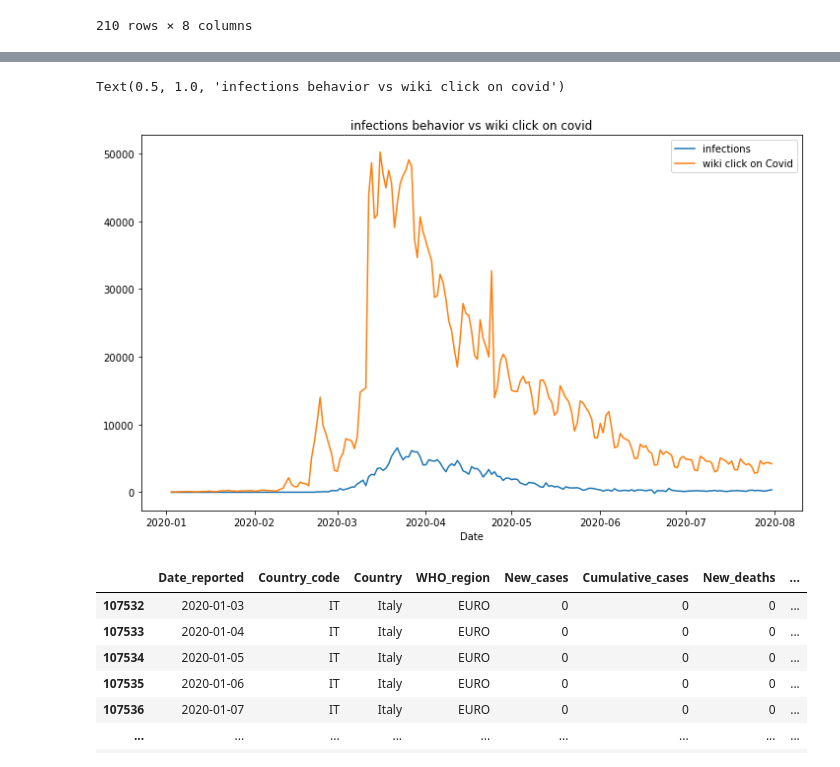
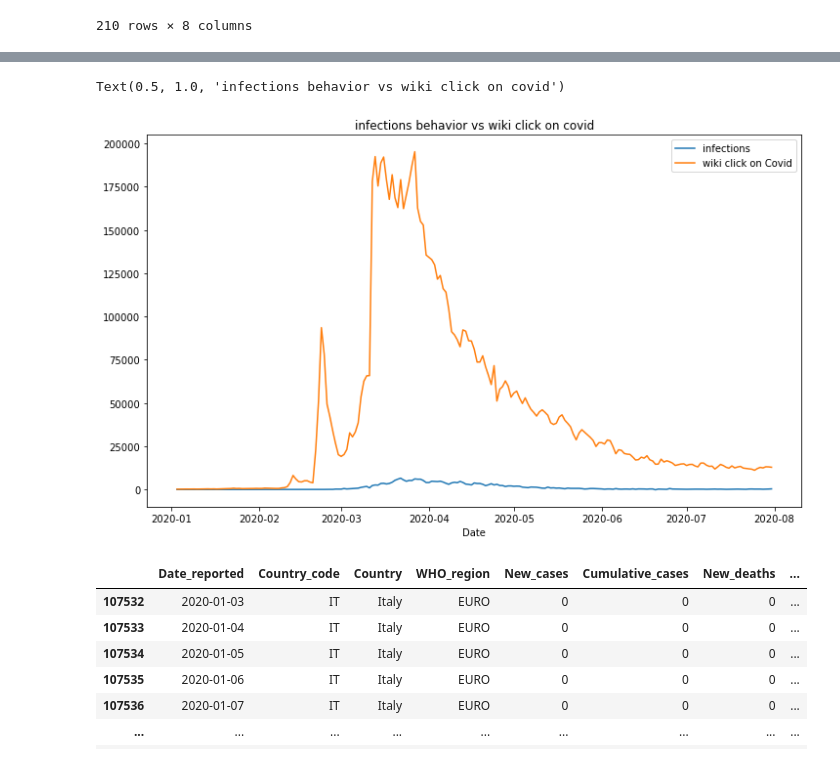
Before and after one commit to RiccardoBrioschi/The-pandemic-through-the-eyes-of-Internet, a Jupyter notebook: Mobility_exploration.ipynb, the cells around one changed output, grey strips where cells are left out. Drawn from its saved outputs; the diff is of its cells as text; code cells hidden in the pictures.

```diff
--- a/Mobility_exploration.ipynb
+++ b/Mobility_exploration.ipynb
@@ -346,9 +348,12 @@ covid_click_IT = pd.DataFrame.from_dict(covid_click_IT)
 # %%
 covid_click_IT.reset_index(inplace=True)
+covid_click_IT_mobile.reset_index(inplace=True)
 # %%
 covid_click_IT = covid_click_IT.rename(columns = {'index':'Date'})
+covid_click_IT_mobile = covid_click_IT_mobile.rename(columns = {'index':'Date'})
 # %%
 covid_click_IT['Date']=pd.to_datetime(covid_click_IT['Date'])
+covid_click_IT_mobile['Date']=pd.to_datetime(covid_click_IT_mobile['Date'])
 # %%
 df_italy_correct_interval.head(-1)
 # %% [output]
@@ -366,4 +371,6 @@ df_italy_correct_interval.head(-1)
 | 107741 | 2020-07-30 | IT | Italy | EURO | 288 | 246776 | 6 | ... |
 210 rows × 8 columns
 # %%
-time_click_IT=covid_click_IT.loc[covid_click_IT['Date']>='2020-01-03'] #selecting the data only in time we have also data on previous dataset
+#selecting the data only in time we have also data on previous dataset
+time_click_IT=covid_click_IT.loc[covid_click_IT['Date']>='2020-01-03']
+time_click_IT_mobile=covid_click_IT_mobile.loc[covid_click_IT_mobile['Date']>='2020-01-03']
@@ -370,13 +389,13 @@ time_click_IT=covid_click_IT.loc[covid_click_IT['Date']>='2020-01-03'] #selectin
 # %%
 plt.figure(figsize=(12,7))
 plt.plot(df_italy_correct_interval['Date_reported'],df_italy_correct_interval['New_cases'], label='infections')
-plt.plot(time_click_IT['Date'],time_click_IT['sum'], label='wiki click on Covid')
+plt.plot(time_click_IT['Date'],(time_click_IT['sum']+time_click_IT_mobile['sum']), label='wiki click on Covid')
 plt.legend()
 plt.xlabel('Date')
 plt.title('infections behavior vs wiki click on covid')
 # %% [output]
 Text(0.5, 1.0, 'infections behavior vs wiki click on covid')
-[figure, old version]
+[figure, new version]
 # %%
 df_italy_correct_interval
 # %% [output]
```
Also changed, not shown: parts of 13 cells of this notebook.
